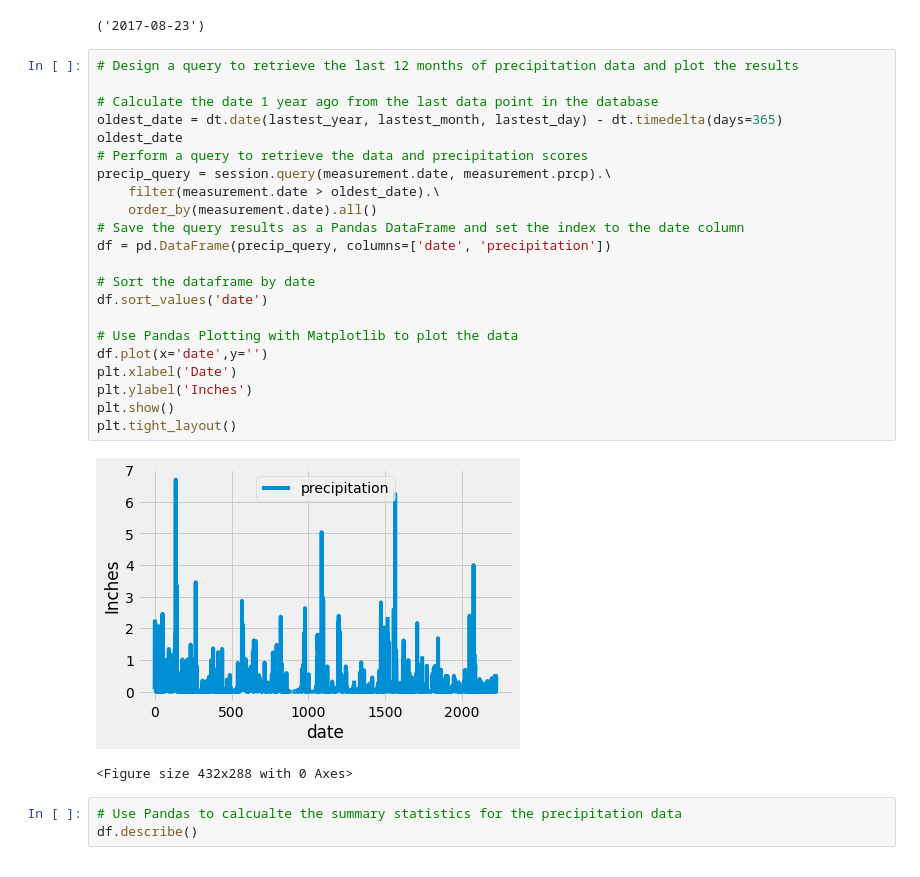
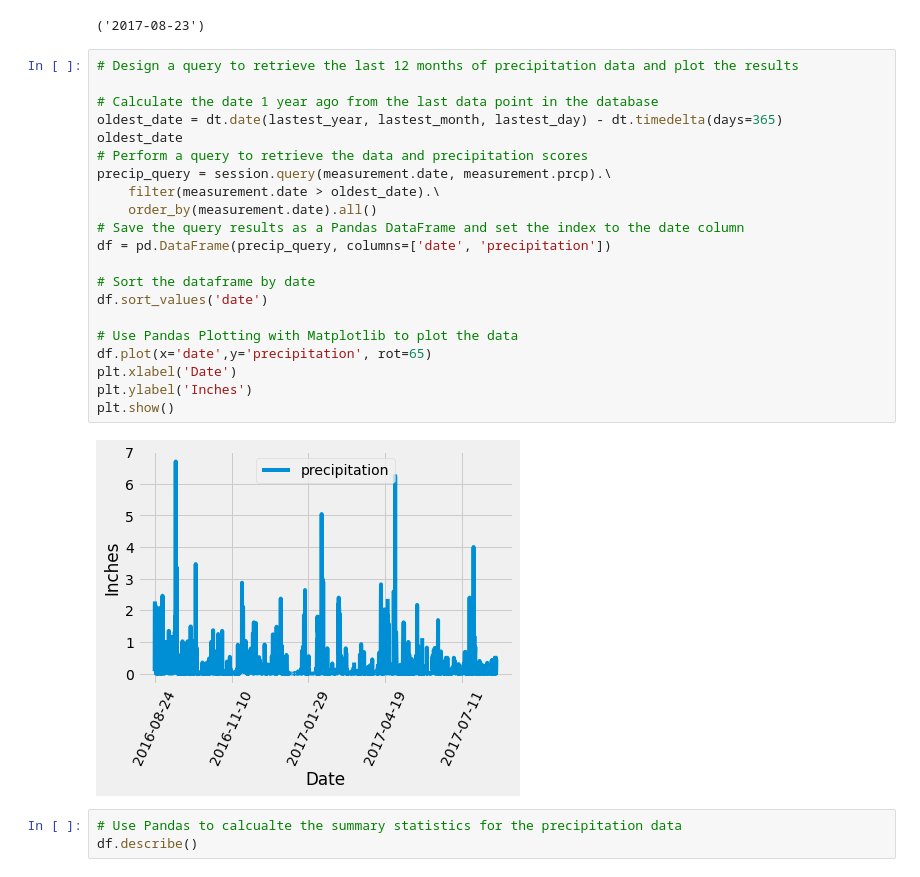
Before and after one commit to eisenba/sqlalchemy-challenge, a Jupyter notebook: climate_starter.ipynb, the cells around one changed output. Cells and saved outputs as stored; diff of their text form.

```diff
--- a/climate_starter.ipynb
+++ b/climate_starter.ipynb
@@ -74,28 +74,26 @@ lastest_date
 # %%
 # Design a query to retrieve the last 12 months of precipitation data and plot the results
 
 # Calculate the date 1 year ago from the last data point in the database
 oldest_date = dt.date(lastest_year, lastest_month, lastest_day) - dt.timedelta(days=365)
 oldest_date
 # Perform a query to retrieve the data and precipitation scores
 precip_query = session.query(measurement.date, measurement.prcp).\
     filter(measurement.date > oldest_date).\
     order_by(measurement.date).all()
 # Save the query results as a Pandas DataFrame and set the index to the date column
 df = pd.DataFrame(precip_query, columns=['date', 'precipitation'])
 
 # Sort the dataframe by date
 df.sort_values('date')
 
 # Use Pandas Plotting with Matplotlib to plot the data
-df.plot(x='date',y='')
+df.plot(x='date',y='precipitation', rot=65)
 plt.xlabel('Date')
 plt.ylabel('Inches')
 plt.show()
-plt.tight_layout()
 # %% [output]
-[figure, old version]
+[figure, new version]
-<Figure size 432x288 with 0 Axes>
 # %%
 # Use Pandas to calcualte the summary statistics for the precipitation data
 df.describe()
```
Also changed, not shown: parts of 2 cells of this notebook.
